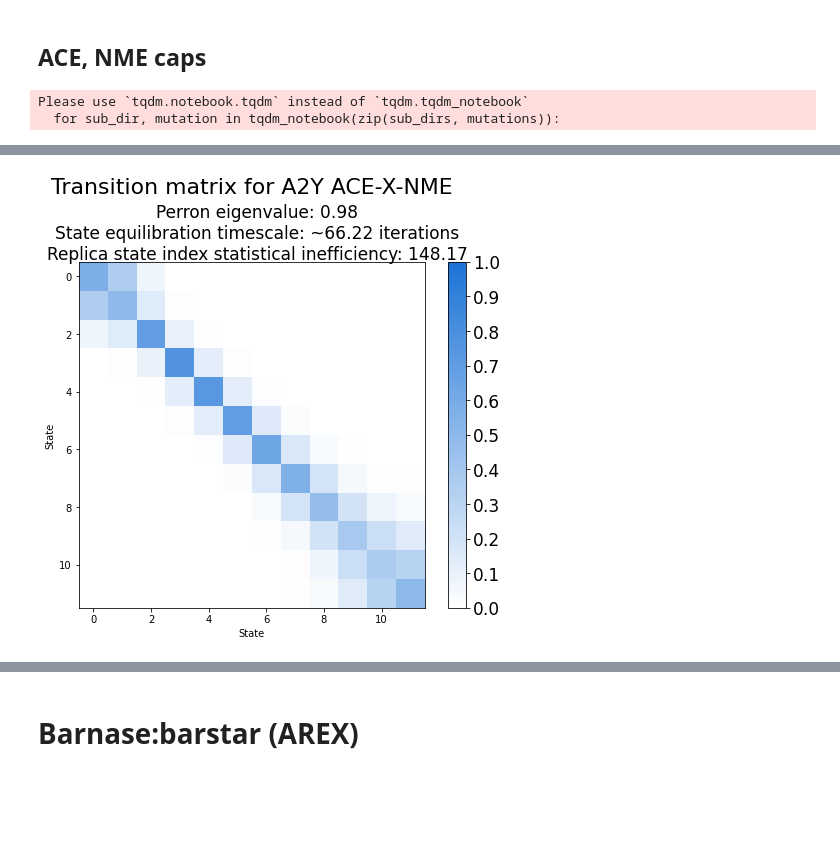
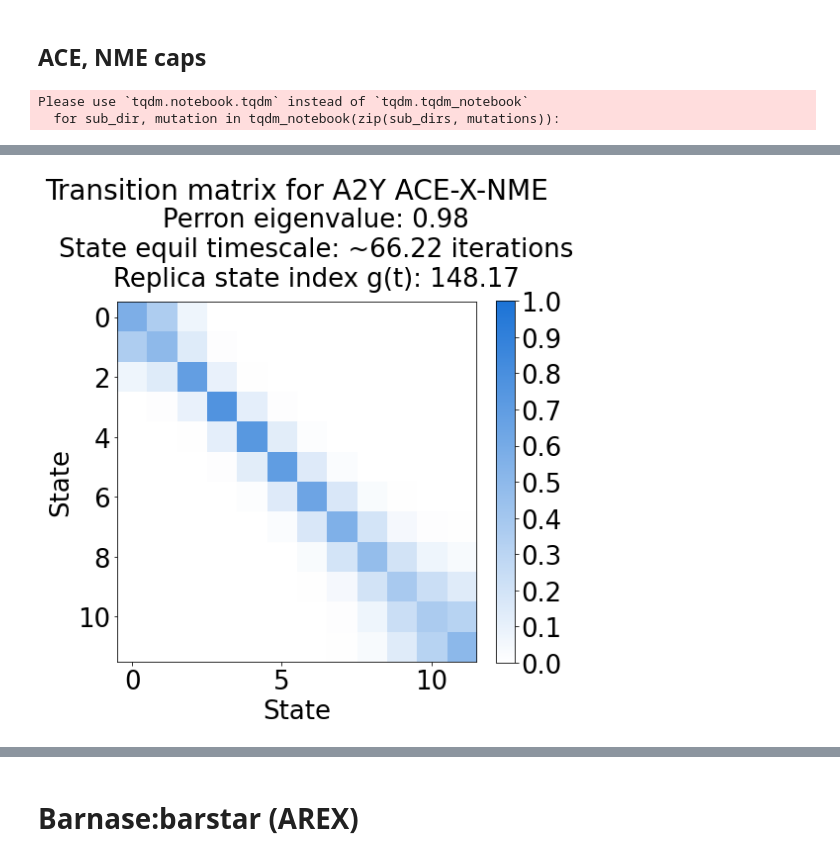
Before and after one commit to choderalab/perses-barnase-barstar-paper, a Jupyter notebook: scripts/05_analyze/3_replica_mixing_matrix_plots.ipynb, the cells around one changed output, grey strips where cells are left out. Saved outputs shown, nothing was run; the diff lists cells and outputs as text; code cells hidden in the pictures; blank space fills up the shorter version.

Commit message:
update notebooks with increased font size

```diff
--- a/scripts/05_analyze/3_replica_mixing_matrix_plots.ipynb
+++ b/scripts/05_analyze/3_replica_mixing_matrix_plots.ipynb
@@ -32,10 +32,10 @@ def generate_mixing_plot(transition_matrix, eigenvalues, statistical_inefficienc
     """
 
     # Set figure size
-    fig, axes = plt.subplots(nrows=1, ncols=1, sharex='col', figsize=(8, 8), squeeze=True)
+    fig, axes = plt.subplots(nrows=1, ncols=1, sharex='col', figsize=(8, 10), squeeze=True)
 
     # Set font size
-    plt.rc('font', size=17)
+    plt.rc('font', size=26)
 
     # Set color map
     colors = ["white", "#1C73D6"] # first color is white, last is blue
@@ -65,10 +65,10 @@ def generate_mixing_plot(transition_matrix, eigenvalues, statistical_inefficienc
     perron_eigenvalue = eigenvalues[1]
     equilibration_timescale = 1.0 / (1.0 - perron_eigenvalue)
     subtitle_text = (f'Perron eigenvalue: {round(perron_eigenvalue, 2)}\n'
-                     f'State equilibration timescale: ~{round(equilibration_timescale, 2)} iterations\n'
-                     f'Replica state index statistical inefficiency: {round(statistical_inefficiency, 2)}\n')
-    plt.suptitle(subtitle_text, fontsize=17, x=0.54, y=0.76)
-    plt.title(f"Transition matrix for {mutation} {phase}", fontsize=22, y=1.18)
+                     f'State equil timescale: ~{round(equilibration_timescale, 2)} iterations\n'
+                     f'Replica state index g(t): {round(statistical_inefficiency, 2)}\n')
+    plt.suptitle(subtitle_text, fontsize=26, x=0.52, y=0.74)
+    plt.title(f"Transition matrix for {mutation} {phase}", fontsize=28, y=1.27)
 
     # Ensure x-axis labels are not cut off
     plt.tight_layout()
@@ -91,17 +91,17 @@ sub_dirs = [11, 13]
 mutations = ["A2Y", "A2T"]
 
 for sub_dir, mutation in tqdm_notebook(zip(sub_dirs, mutations)):
+    filename = f"/data/chodera/zhangi/perses_benchmark/repex/perses-bnbs-paper-fourth-attempt/{main_dir}/{sub_dir}/replicate_{replicate}/{sub_dir}_{phase}.nc"
 
-    # Get mixing data
-    filename = f"/data/chodera/zhangi/perses_benchmark/repex/perses-bnbs-paper-fourth-attempt/{main_dir}/{sub_dir}/replicate_{replicate}/{sub_dir}_{phase}.nc"
-    reporter = MultiStateReporter(filename, open_mode='r')
-    analyzer = MultiStateSamplerAnalyzer(reporter, max_n_iterations=5000)
-    transition_matrix, eigenvalues, statistical_inefficiency = analyzer.generate_mixing_statistics()
+#     # Get mixing data
+#     reporter = MultiStateReporter(filename, open_mode='r')
+#     analyzer = MultiStateSamplerAnalyzer(reporter, max_n_iterations=5000)
+#     transition_matrix, eigenvalues, statistical_inefficiency = analyzer.generate_mixing_statistics()
 
-    # Save pickle
-    mixing_data = [transition_matrix, eigenvalues, statistical_inefficiency]
-    with open(f"/data/chodera/zhangi/perses_benchmark/repex/perses-bnbs-paper-fourth-attempt/{main_dir}/{sub_dir}/replicate_{replicate}/{sub_dir}_{phase}_mixing_data.pickle", "wb") as f:
-        pickle.dump(mixing_data, f)
+#     # Save pickle
+#     mixing_data = [transition_matrix, eigenvalues, statistical_inefficiency]
+#     with open(f"/data/chodera/zhangi/perses_benchmark/repex/perses-bnbs-paper-fourth-attempt/{main_dir}/{sub_dir}/replicate_{replicate}/{sub_dir}_{phase}_mixing_data.pickle", "wb") as f:
+#         pickle.dump(mixing_data, f)
 
     # Load data
     with open(f"/data/chodera/zhangi/perses_benchmark/repex/perses-bnbs-paper-fourth-attempt/{main_dir}/{sub_dir}/replicate_{replicate}/{sub_dir}_{phase}_mixing_data.pickle", "rb") as f:
@@ -119 +117 @@ Warning: The openmmtools.multistate API is experimental and may change in future
-[figure, old version]
+[figure, new version]
```
Also changed, not shown: parts of 7 cells of this notebook, 14 other files.
